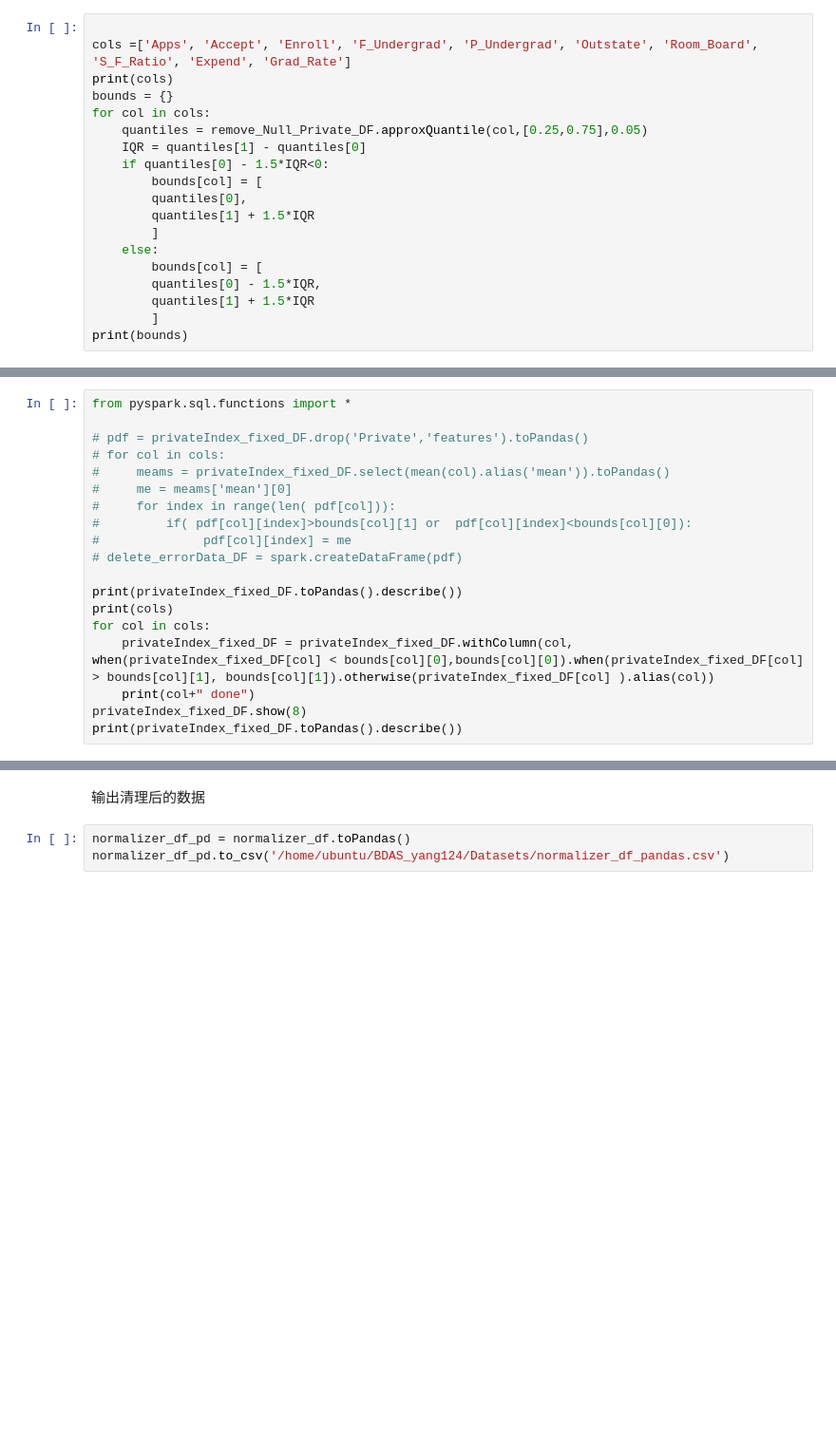
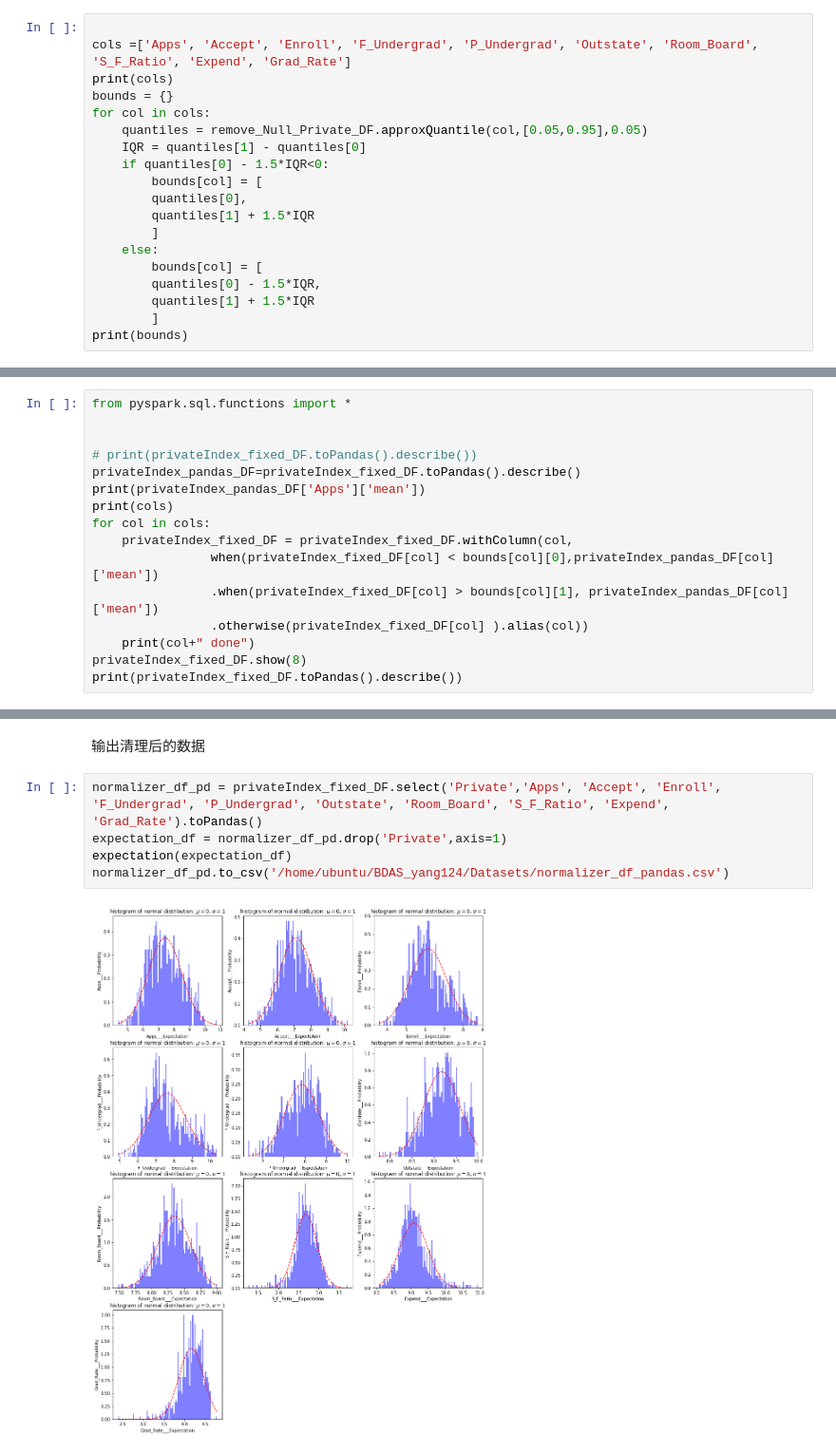
Before and after one commit to cycyjing/BDAS_yang124, a Jupyter notebook: src/Data_Understanding.ipynb, the cells around one changed output, grey strips where cells are left out. Shown: that part at 95% size. Saved outputs shown, nothing was run; the diff lists cells and outputs as text; blank space fills up the shorter version.

```diff
--- a/src/Data_Understanding.ipynb
+++ b/src/Data_Understanding.ipynb
@@ -534,7 +564,7 @@ cols =['Apps', 'Accept', 'Enroll', 'F_Undergrad', 'P_Undergrad', 'Outstate', 'Ro
 print(cols)
 bounds = {}
 for col in cols:
-    quantiles = remove_Null_Private_DF.approxQuantile(col,[0.25,0.75],0.05)
+    quantiles = remove_Null_Private_DF.approxQuantile(col,[0.05,0.95],0.05)
     IQR = quantiles[1] - quantiles[0]
     if quantiles[0] - 1.5*IQR<0:
         bounds[col] = [
@@ -574,19 +604,16 @@ only showing top 8 rows
 # %%
 from pyspark.sql.functions import *
 
-# pdf = privateIndex_fixed_DF.drop('Private','features').toPandas()
-# for col in cols:
-#     meams = privateIndex_fixed_DF.select(mean(col).alias('mean')).toPandas()
-#     me = meams['mean'][0]
-#     for index in range(len( pdf[col])):
-#         if( pdf[col][index]>bounds[col][1] or  pdf[col][index]<bounds[col][0]):
-#              pdf[col][index] = me
-# delete_errorData_DF = spark.createDataFrame(pdf)
 
-print(privateIndex_fixed_DF.toPandas().describe())
+# print(privateIndex_fixed_DF.toPandas().describe())
+privateIndex_pandas_DF=privateIndex_fixed_DF.toPandas().describe()
+print(privateIndex_pandas_DF['Apps']['mean'])
 print(cols)
 for col in cols:
-    privateIndex_fixed_DF = privateIndex_fixed_DF.withColumn(col, when(privateIndex_fixed_DF[col] < bounds[col][0],bounds[col][0]).when(privateIndex_fixed_DF[col] > bounds[col][1], bounds[col][1]).otherwise(privateIndex_fixed_DF[col] ).alias(col))
+    privateIndex_fixed_DF = privateIndex_fixed_DF.withColumn(col,
+                when(privateIndex_fixed_DF[col] < bounds[col][0],privateIndex_pandas_DF[col]['mean'])
+                .when(privateIndex_fixed_DF[col] > bounds[col][1], privateIndex_pandas_DF[col]['mean'])
+                .otherwise(privateIndex_fixed_DF[col] ).alias(col))
     print(col+" done")
 privateIndex_fixed_DF.show(8)
 print(privateIndex_fixed_DF.toPandas().describe())
@@ -654,5 +681,9 @@ normalizer_df = pipeline_fit.transform(privateIndex_fixed_DF)
 # %% [markdown]
 输出清理后的数据
 # %%
-normalizer_df_pd = normalizer_df.toPandas()
+normalizer_df_pd = privateIndex_fixed_DF.select('Private','Apps', 'Accept', 'Enroll', 'F_Undergrad', 'P_Undergrad', 'Outstate', 'Room_Board', 'S_F_Ratio', 'Expend', 'Grad_Rate').toPandas()
+expectation_df = normalizer_df_pd.drop('Private',axis=1)
+expectation(expectation_df)
 normalizer_df_pd.to_csv('/home/ubuntu/BDAS_yang124/Datasets/normalizer_df_pandas.csv')
+# %% [output]
+[figure, added]
```
Also changed, not shown: parts of 21 cells of this notebook, 8 other files.
